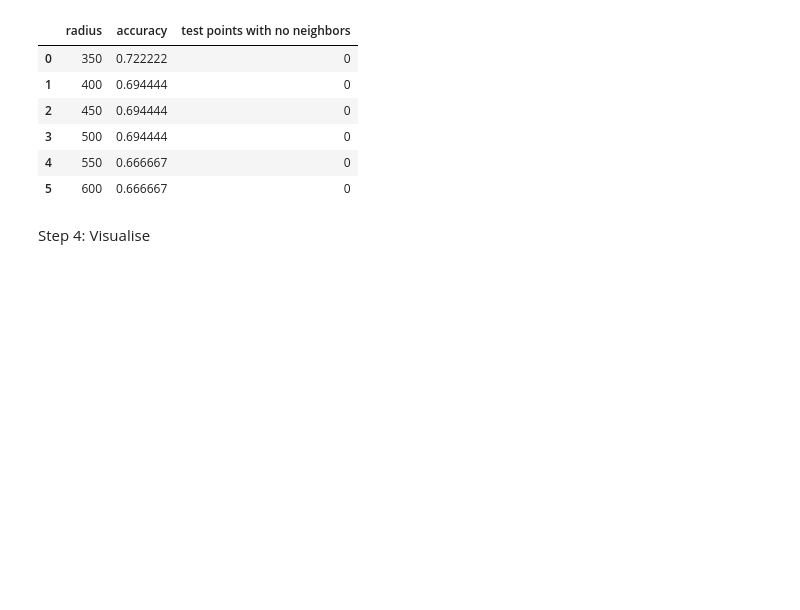
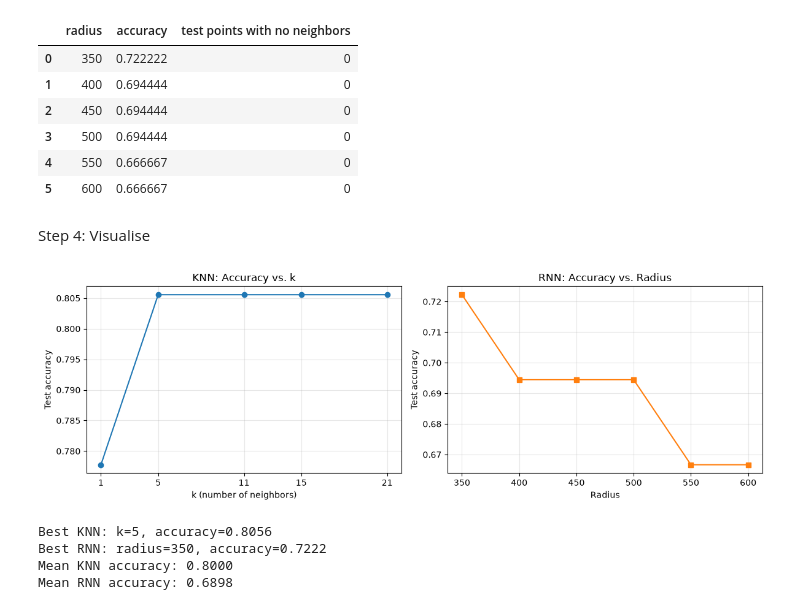
Before and after one commit to smore38997/MSCS_634Lab2, a Jupyter notebook: ShreyasMoreMSCS634Lab2.ipynb, the cells around one changed output. Drawn from its saved outputs; the diff is of its cells as text; code cells hidden in the pictures; blank space fills up the shorter version.

```diff
--- a/ShreyasMoreMSCS634Lab2.ipynb
+++ b/ShreyasMoreMSCS634Lab2.ipynb
@@ -144,3 +147,29 @@ rnn_results
 | 5 | 600 | 0.666667 | 0 |
 # %% [markdown]
 Step 4: Visualise
+# %%
+fig, ax = plt.subplots(1, 2, figsize=(12, 4))
+
+ax[0].plot(k_values, knn_acc, marker='o')
+ax[0].set_title('KNN: Accuracy vs. k')
+ax[0].set_xlabel('k (number of neighbors)'); ax[0].set_ylabel('Test accuracy')
+ax[0].set_xticks(k_values); ax[0].grid(alpha=0.3)
+
+ax[1].plot(radius_values, rnn_acc, marker='s', color='tab:orange')
+ax[1].set_title('RNN: Accuracy vs. Radius')
+ax[1].set_xlabel('Radius'); ax[1].set_ylabel('Test accuracy')
+ax[1].set_xticks(radius_values); ax[1].grid(alpha=0.3)
+
+plt.tight_layout(); plt.show()
+# %% [output]
+[figure, added]
+# %%
+print(f"Best KNN: k={k_values[int(np.argmax(knn_acc))]}, accuracy={max(knn_acc):.4f}")
+print(f"Best RNN: radius={radius_values[int(np.argmax(rnn_acc))]}, accuracy={max(rnn_acc):.4f}")
+print(f"Mean KNN accuracy: {np.mean(knn_acc):.4f}")
+print(f"Mean RNN accuracy: {np.mean(rnn_acc):.4f}")
+# %% [output]
+Best KNN: k=5, accuracy=0.8056
+Best RNN: radius=350, accuracy=0.7222
+Mean KNN accuracy: 0.8000
+Mean RNN accuracy: 0.6898
```
Also changed, not shown: parts of 2 cells of this notebook, 1 other file.
